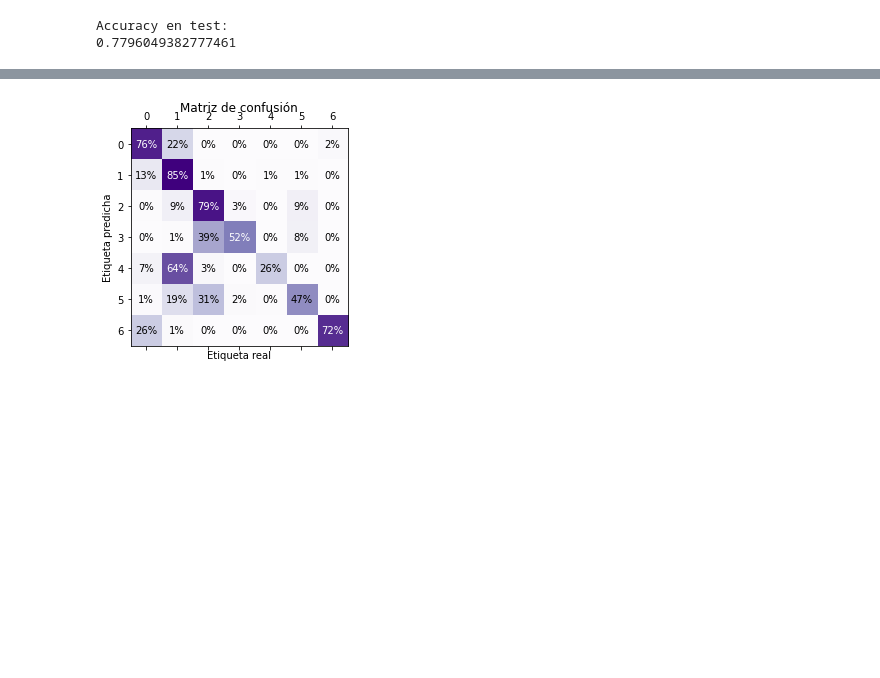
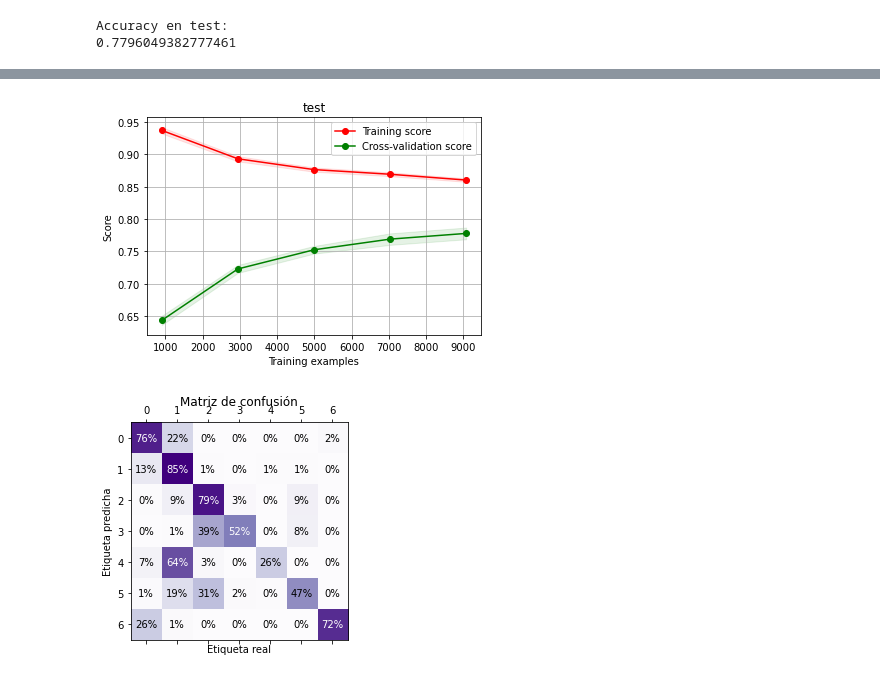
Before and after one commit to Ludvins/DGIIM_ProyectoAA, a Jupyter notebook: Proyecto.ipynb, the cells around one changed output, grey strips where cells are left out. Saved outputs shown, nothing was run; the diff lists cells and outputs as text; code cells hidden in the pictures; blank space fills up the shorter version.

```diff
--- a/Proyecto.ipynb
+++ b/Proyecto.ipynb
@@ -178,3 +172,6 @@ print(f1_score(y_test, y_pred, average='weighted'))
 # %% [output]
 Accuracy en test:
 0.7796049382777461
+# %%
+plot_learning_curve(best_model, "test", X_train, y_train)
+# %% [output]
@@ -181,3 +179,4 @@ Accuracy en test:
+[figure, added]
 # %%
 """Muestra matriz de confusión de la base de datos de dígitos."""
 mat = confusion_matrix(y_test, y_pred)
```
Also changed, not shown: parts of 3 cells of this notebook.
